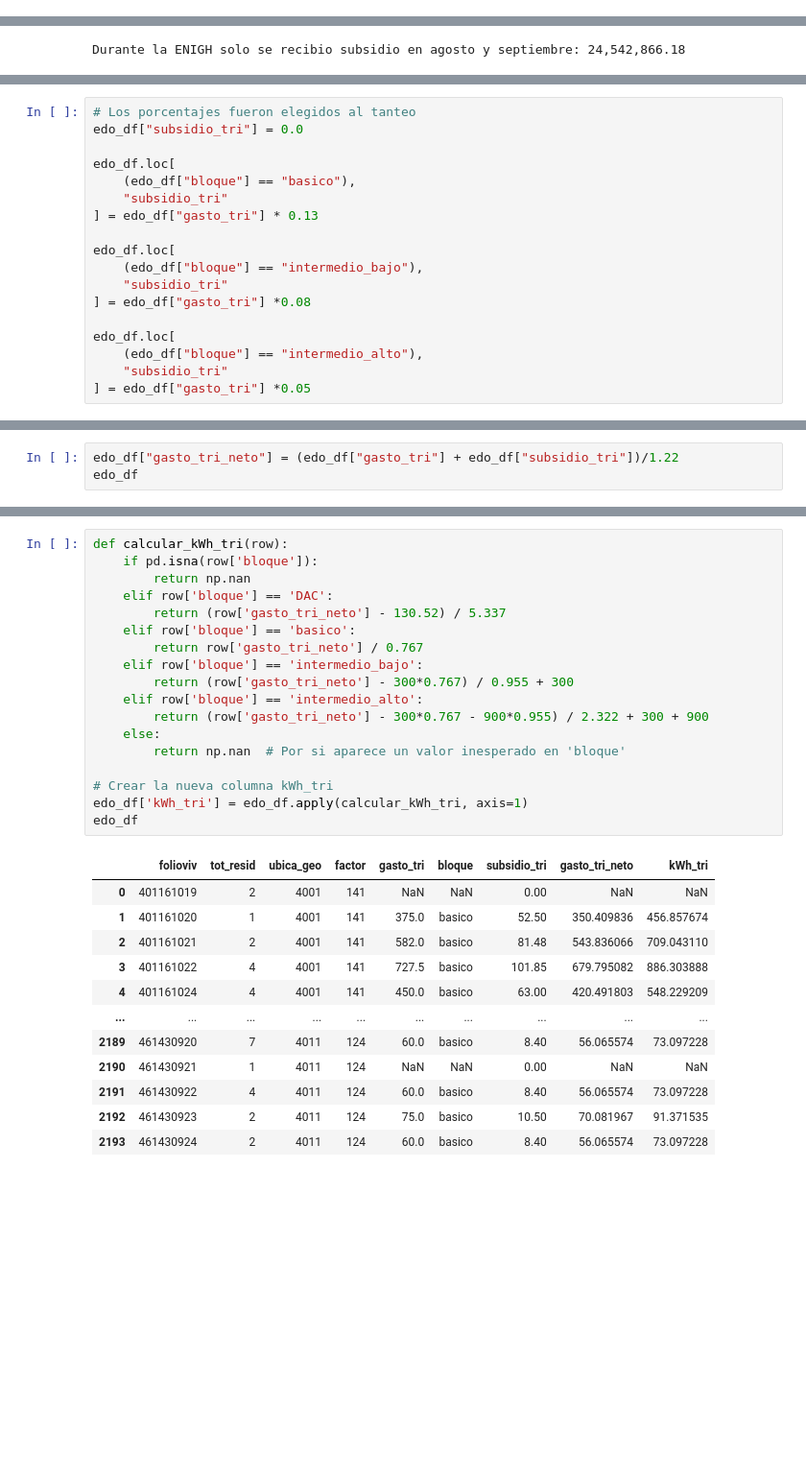
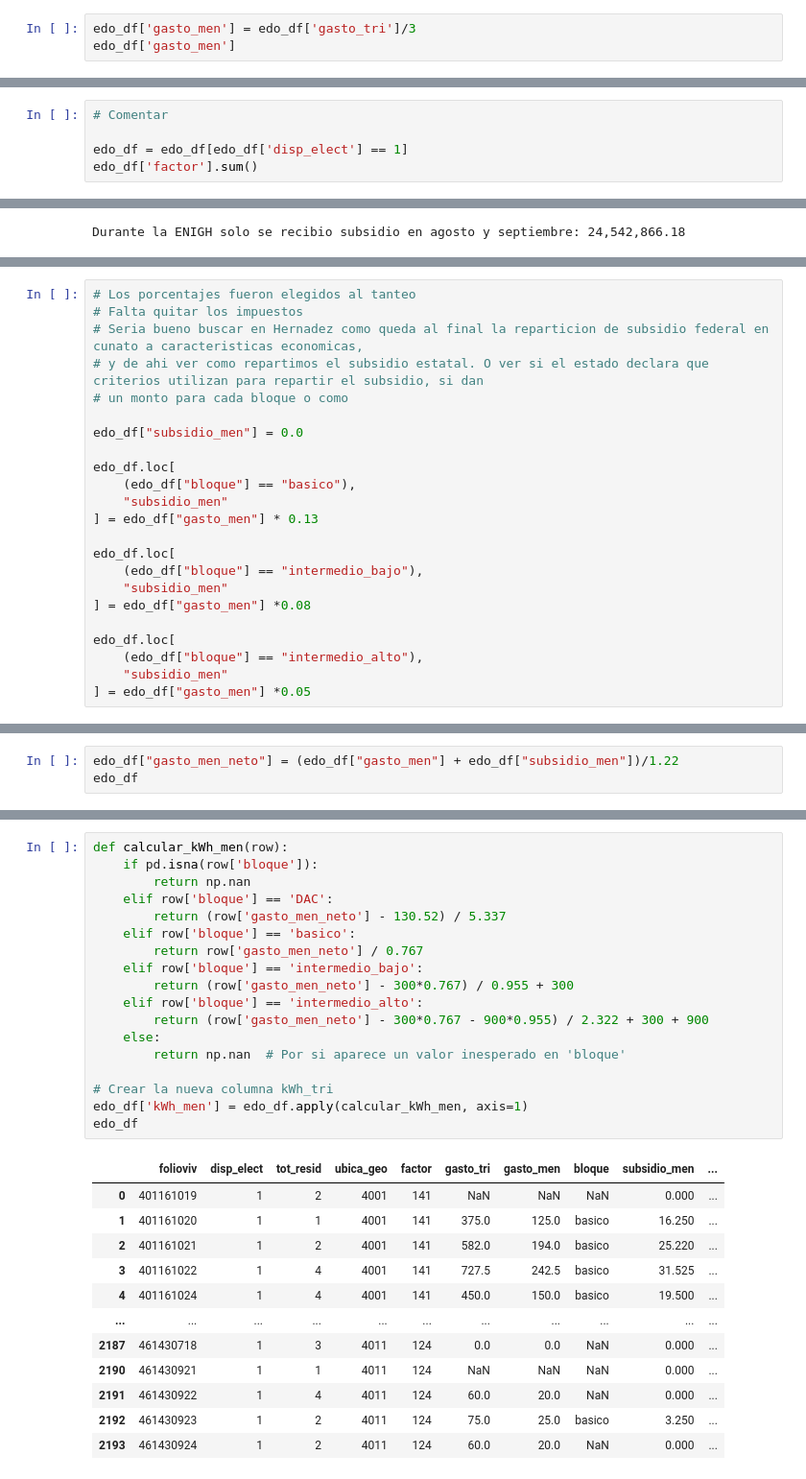
Before and after one commit to Maresromo/INEGI, a Jupyter notebook: ENIGH/notebooks/005_consumo_kWh_Campeche.ipynb, the cells around one changed output, grey strips where cells are left out. Shown at 96% size. Saved outputs shown, nothing was run; the diff lists cells and outputs as text; blank space fills up the shorter version.

Commit message:
Corregi el calculo de kwh para que los limites de los bloques fueran mensuales y no trimestrales

```diff
--- a/ENIGH/notebooks/005_consumo_kWh_Campeche.ipynb
+++ b/ENIGH/notebooks/005_consumo_kWh_Campeche.ipynb
@@ -557,0 +438,3 @@ dtype: int64
+# %%
+edo_df['gasto_men'] = edo_df['gasto_tri']/3
+edo_df['gasto_men']
@@ -561,0 +459,5 @@ Index(['folioviv', 'tot_resid', 'ubica_geo', 'factor', 'gasto_tri'], dtype='obje
+# %%
+# Comentar
+
+edo_df = edo_df[edo_df['disp_elect'] == 1]
+edo_df['factor'].sum()
@@ -657,19 +602,24 @@ Durante la ENIGH solo se recibio subsidio en agosto y septiembre: 24,542,866.18
 # %%
 # Los porcentajes fueron elegidos al tanteo
-edo_df["subsidio_tri"] = 0.0
+# Falta quitar los impuestos
+# Seria bueno buscar en Hernadez como queda al final la reparticion de subsidio federal en cunato a caracteristicas economicas,
+# y de ahi ver como repartimos el subsidio estatal. O ver si el estado declara que criterios utilizan para repartir el subsidio, si dan
+# un monto para cada bloque o como
+
+edo_df["subsidio_men"] = 0.0
 
 edo_df.loc[
     (edo_df["bloque"] == "basico"),
-    "subsidio_tri"
-] = edo_df["gasto_tri"] * 0.13
+    "subsidio_men"
+] = edo_df["gasto_men"] * 0.13
 
 edo_df.loc[
     (edo_df["bloque"] == "intermedio_bajo"),
-    "subsidio_tri"
-] = edo_df["gasto_tri"] *0.08
+    "subsidio_men"
+] = edo_df["gasto_men"] *0.08
 
 edo_df.loc[
     (edo_df["bloque"] == "intermedio_alto"),
-    "subsidio_tri"
-] = edo_df["gasto_tri"] *0.05
+    "subsidio_men"
+] = edo_df["gasto_men"] *0.05
 # %%
@@ -697,4 +647,4 @@ np.int64(946123)
 # %%
-edo_df["gasto_tri_neto"] = (edo_df["gasto_tri"] + edo_df["subsidio_tri"])/1.22
+edo_df["gasto_men_neto"] = (edo_df["gasto_men"] + edo_df["subsidio_men"])/1.22
 edo_df
 # %% [output]
@@ -714,31 +664,31 @@ edo_df
 # %%
-def calcular_kWh_tri(row):
+def calcular_kWh_men(row):
     if pd.isna(row['bloque']):
         return np.nan
     elif row['bloque'] == 'DAC':
-        return (row['gasto_tri_neto'] - 130.52) / 5.337
+        return (row['gasto_men_neto'] - 130.52) / 5.337
     elif row['bloque'] == 'basico':
-        return row['gasto_tri_neto'] / 0.767
+        return row['gasto_men_neto'] / 0.767
     elif row['bloque'] == 'intermedio_bajo':
-        return (row['gasto_tri_neto'] - 300*0.767) / 0.955 + 300
+        return (row['gasto_men_neto'] - 300*0.767) / 0.955 + 300
     elif row['bloque'] == 'intermedio_alto':
-        return (row['gasto_tri_neto'] - 300*0.767 - 900*0.955) / 2.322 + 300 + 900
+        return (row['gasto_men_neto'] - 300*0.767 - 900*0.955) / 2.322 + 300 + 900
     else:
         return np.nan  # Por si aparece un valor inesperado en 'bloque'
 
 # Crear la nueva columna kWh_tri
-edo_df['kWh_tri'] = edo_df.apply(calcular_kWh_tri, axis=1)
+edo_df['kWh_men'] = edo_df.apply(calcular_kWh_men, axis=1)
 edo_df
 # %% [output]
-|  | folioviv | tot_resid | ubica_geo | factor | gasto_tri | bloque | subsidio_tri | gasto_tri_neto | kWh_tri |
-| 0 | 401161019 | 2 | 4001 | 141 | NaN | NaN | 0.00 | NaN | NaN |
-| 1 | 401161020 | 1 | 4001 | 141 | 375.0 | basico | 52.50 | 350.409836 | 456.857674 |
-| 2 | 401161021 | 2 | 4001 | 141 | 582.0 | basico | 81.48 | 543.836066 | 709.043110 |
-| 3 | 401161022 | 4 | 4001 | 141 | 727.5 | basico | 101.85 | 679.795082 | 886.303888 |
-| 4 | 401161024 | 4 | 4001 | 141 | 450.0 | basico | 63.00 | 420.491803 | 548.229209 |
-| ... | ... | ... | ... | ... | ... | ... | ... | ... | ... |
-| 2189 | 461430920 | 7 | 4011 | 124 | 60.0 | basico | 8.40 | 56.065574 | 73.097228 |
-| 2190 | 461430921 | 1 | 4011 | 124 | NaN | NaN | 0.00 | NaN | NaN |
-| 2191 | 461430922 | 4 | 4011 | 124 | 60.0 | basico | 8.40 | 56.065574 | 73.097228 |
-| 2192 | 461430923 | 2 | 4011 | 124 | 75.0 | basico | 10.50 | 70.081967 | 91.371535 |
-| 2193 | 461430924 | 2 | 4011 | 124 | 60.0 | basico | 8.40 | 56.065574 | 73.097228 |
+|  | folioviv | disp_elect | tot_resid | ubica_geo | factor | gasto_tri | gasto_men | bloque | subsidio_men | ... |
+| 0 | 401161019 | 1 | 2 | 4001 | 141 | NaN | NaN | NaN | 0.000 | ... |
+| 1 | 401161020 | 1 | 1 | 4001 | 141 | 375.0 | 125.0 | basico | 16.250 | ... |
+| 2 | 401161021 | 1 | 2 | 4001 | 141 | 582.0 | 194.0 | basico | 25.220 | ... |
+| 3 | 401161022 | 1 | 4 | 4001 | 141 | 727.5 | 242.5 | basico | 31.525 | ... |
+| 4 | 401161024 | 1 | 4 | 4001 | 141 | 450.0 | 150.0 | basico | 19.500 | ... |
+| ... | ... | ... | ... | ... | ... | ... | ... | ... | ... | ... |
+| 2187 | 461430718 | 1 | 3 | 4011 | 124 | 0.0 | 0.0 | NaN | 0.000 | ... |
+| 2190 | 461430921 | 1 | 1 | 4011 | 124 | NaN | NaN | NaN | 0.000 | ... |
+| 2191 | 461430922 | 1 | 4 | 4011 | 124 | 60.0 | 20.0 | NaN | 0.000 | ... |
+| 2192 | 461430923 | 1 | 2 | 4011 | 124 | 75.0 | 25.0 | basico | 3.250 | ... |
+| 2193 | 461430924 | 1 | 2 | 4011 | 124 | 60.0 | 20.0 | NaN | 0.000 | ... |
```
Also changed, not shown: parts of 41 cells of this notebook, 3 other files.
